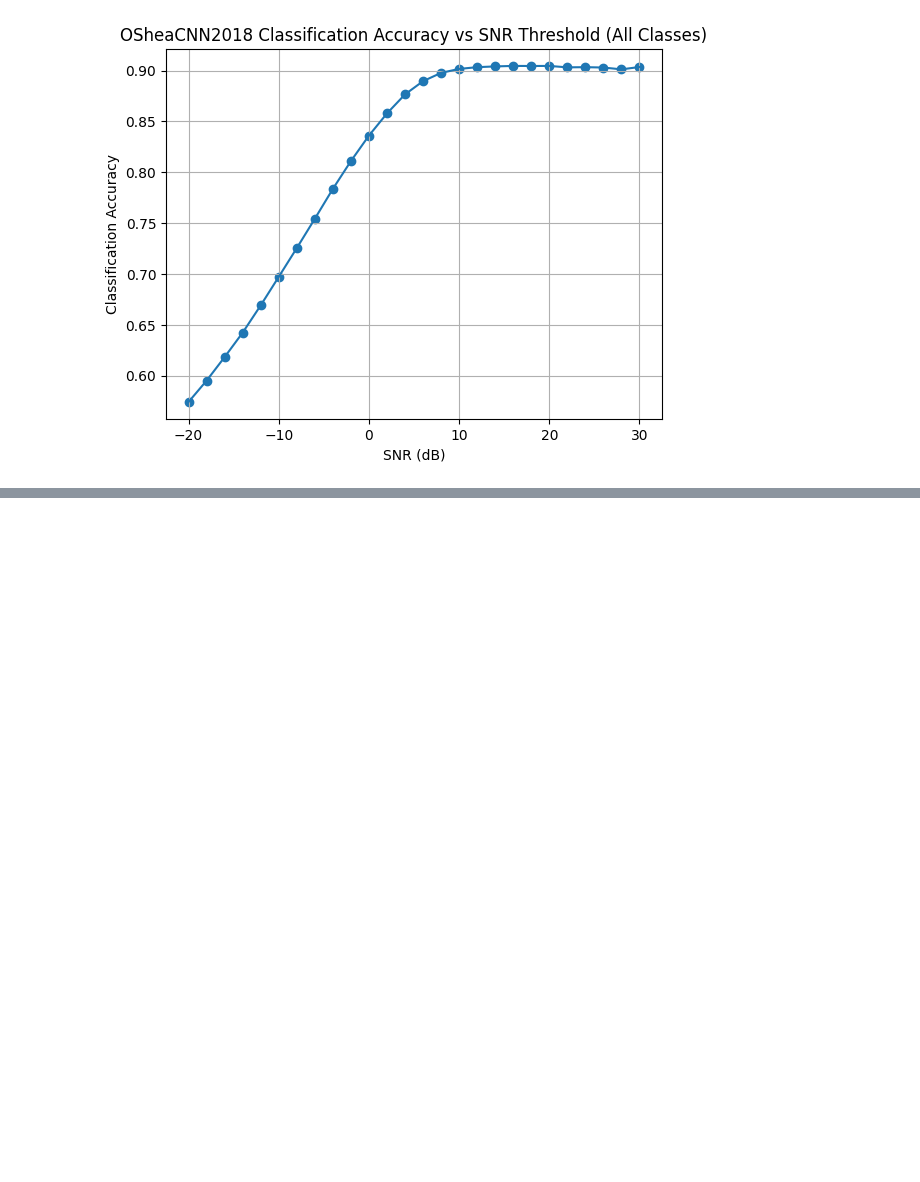
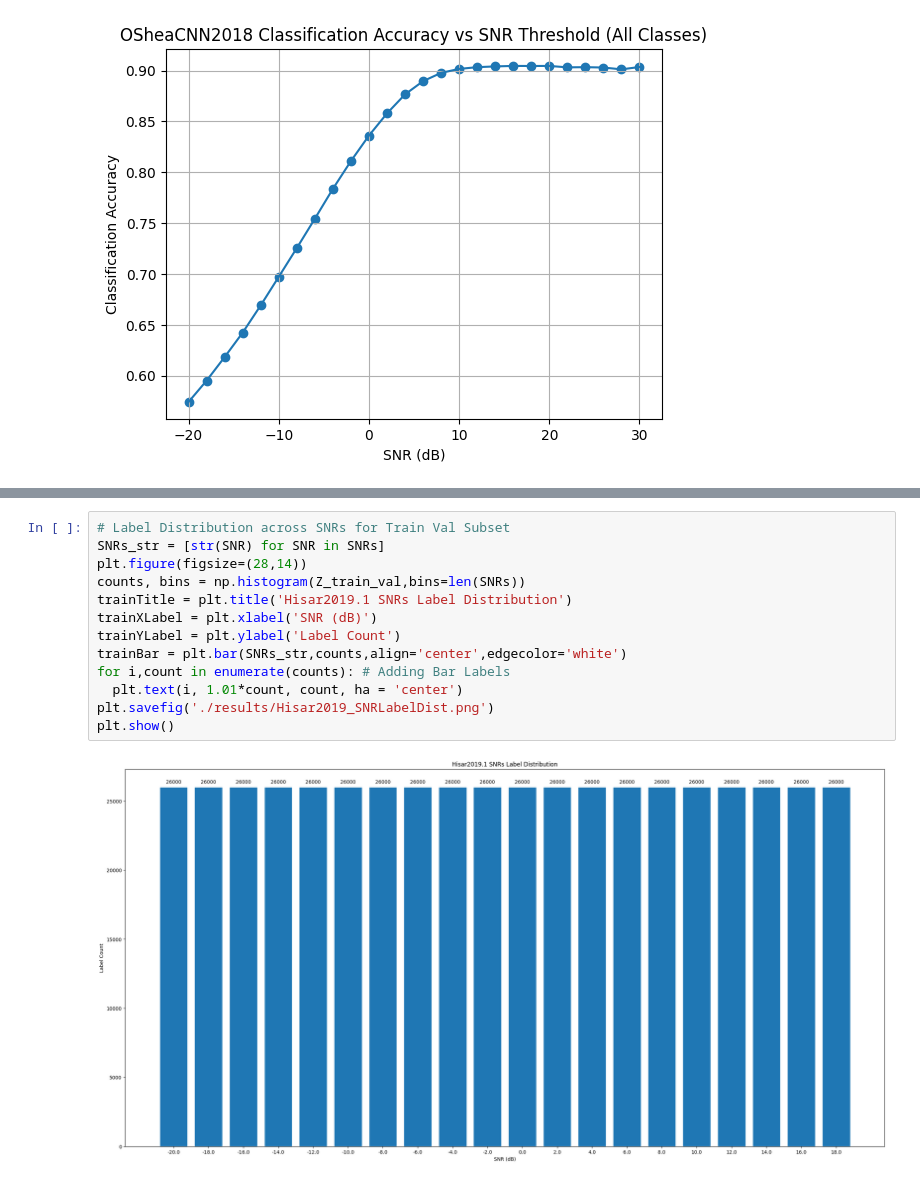
Before and after one commit to dotimothy/ECE239AS-MWC-AMR, a Jupyter notebook: Project.ipynb, the cells around one changed output, grey strips where cells are left out. Cells and saved outputs as stored; diff of their text form; blank space fills up the shorter version.

```diff
--- a/Project.ipynb
+++ b/Project.ipynb
@@ -511,0 +608,15 @@ Z_test = np.loadtxt(f'{hisarDir}/HisarMod2019.1/Test/test_snr.csv')
+# %%
+# Label Distribution across SNRs for Train Val Subset
+SNRs_str = [str(SNR) for SNR in SNRs]
+plt.figure(figsize=(28,14))
+counts, bins = np.histogram(Z_train_val,bins=len(SNRs))
+trainTitle = plt.title('Hisar2019.1 SNRs Label Distribution')
+trainXLabel = plt.xlabel('SNR (dB)')
+trainYLabel = plt.ylabel('Label Count')
+trainBar = plt.bar(SNRs_str,counts,align='center',edgecolor='white')
+for i,count in enumerate(counts): # Adding Bar Labels
+  plt.text(i, 1.01*count, count, ha = 'center')
+plt.savefig('./results/Hisar2019_SNRLabelDist.png')
+plt.show()
+# %% [output]
+[figure, added]
```
Also changed, not shown: parts of 33 cells of this notebook, 22 other files.
